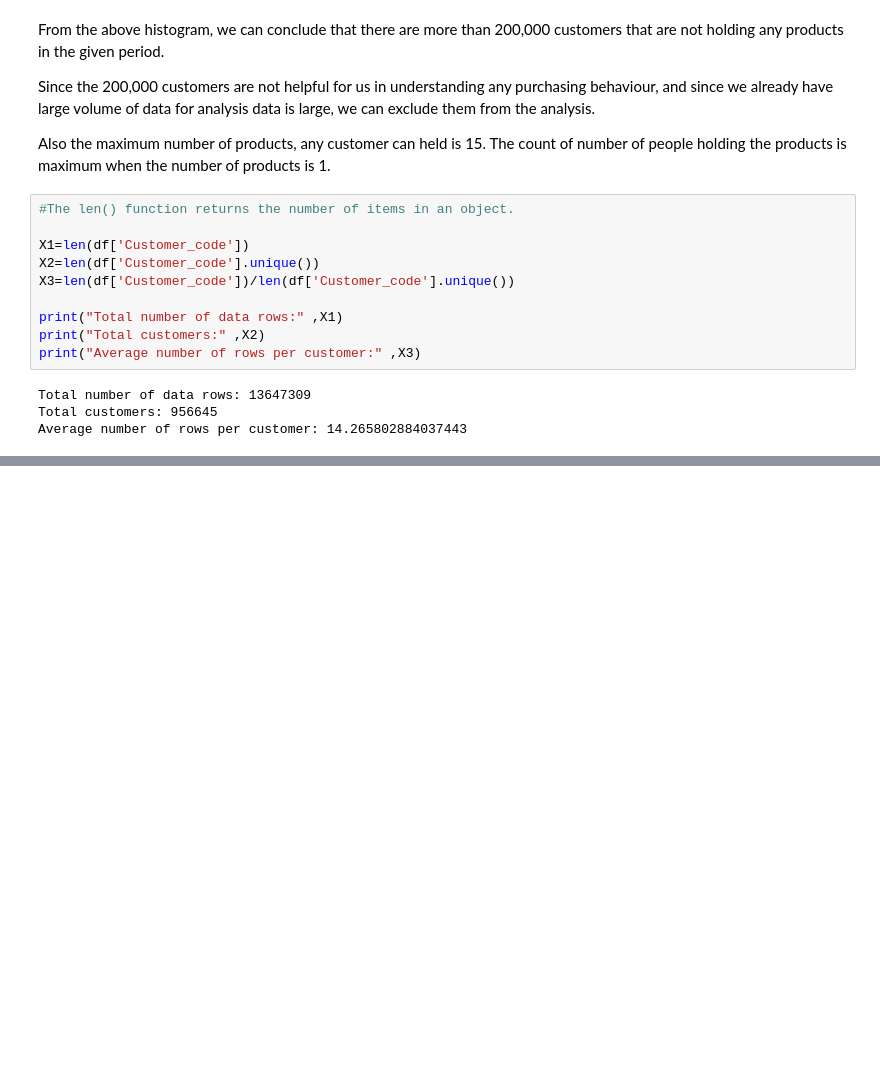
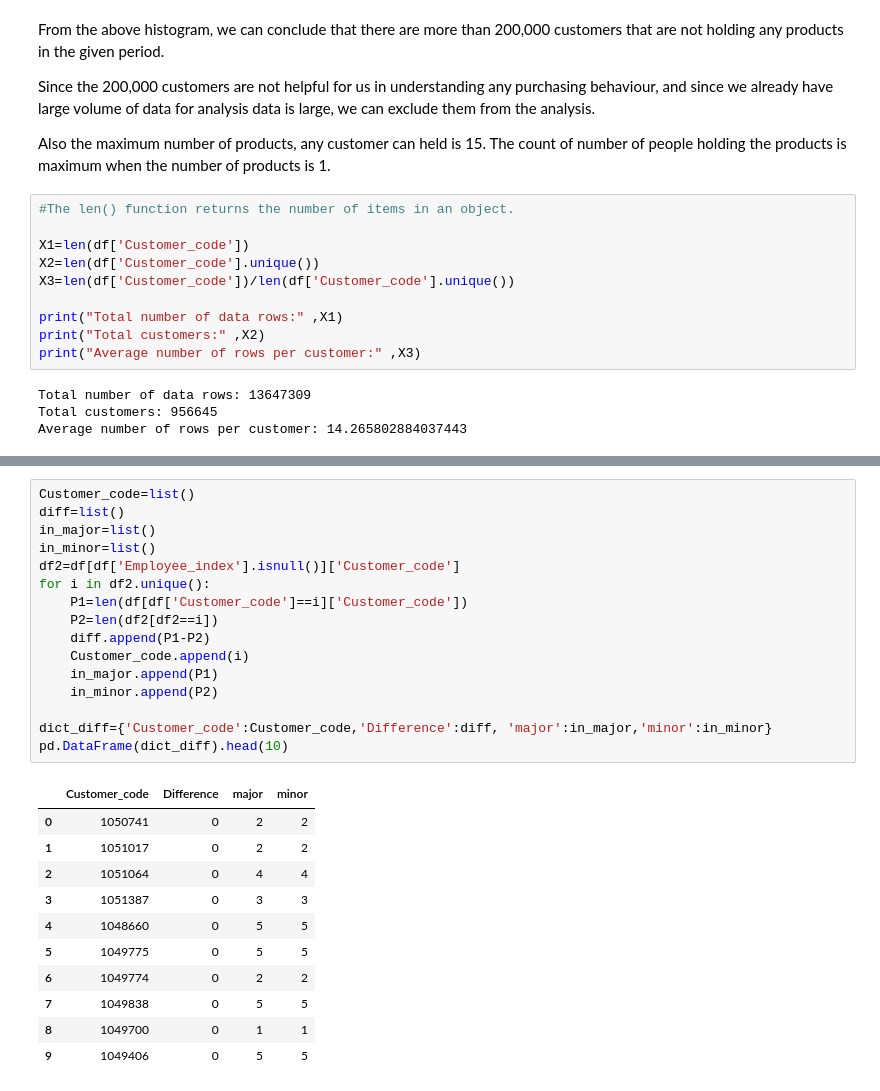
Before and after one commit to AartiSonawane/Bank-Recommendation-Engine, a Jupyter notebook: Bank_Product_Recommendation.ipynb, the cells around one changed output, grey strips where cells are left out. Drawn from its saved outputs; the diff is of its cells as text; blank space fills up the shorter version.

```diff
--- a/Bank_Product_Recommendation.ipynb
+++ b/Bank_Product_Recommendation.ipynb
@@ -160,0 +235,28 @@ Average number of rows per customer: 14.265802884037443
+# %%
+Customer_code=list()
+diff=list()
+in_major=list()
+in_minor=list()
+df2=df[df['Employee_index'].isnull()]['Customer_code']
+for i in df2.unique():
+    P1=len(df[df['Customer_code']==i]['Customer_code'])
+    P2=len(df2[df2==i])
+    diff.append(P1-P2)
+    Customer_code.append(i)
+    in_major.append(P1)
+    in_minor.append(P2)
+
+dict_diff={'Customer_code':Customer_code,'Difference':diff, 'major':in_major,'minor':in_minor}
+pd.DataFrame(dict_diff).head(10)
+# %% [output]
+|  | Customer_code | Difference | major | minor |
+| 0 | 1050741 | 0 | 2 | 2 |
+| 1 | 1051017 | 0 | 2 | 2 |
+| 2 | 1051064 | 0 | 4 | 4 |
+| 3 | 1051387 | 0 | 3 | 3 |
+| 4 | 1048660 | 0 | 5 | 5 |
+| 5 | 1049775 | 0 | 5 | 5 |
+| 6 | 1049774 | 0 | 2 | 2 |
+| 7 | 1049838 | 0 | 5 | 5 |
+| 8 | 1049700 | 0 | 1 | 1 |
+| 9 | 1049406 | 0 | 5 | 5 |
```
Also changed, not shown: parts of 7 cells of this notebook.
